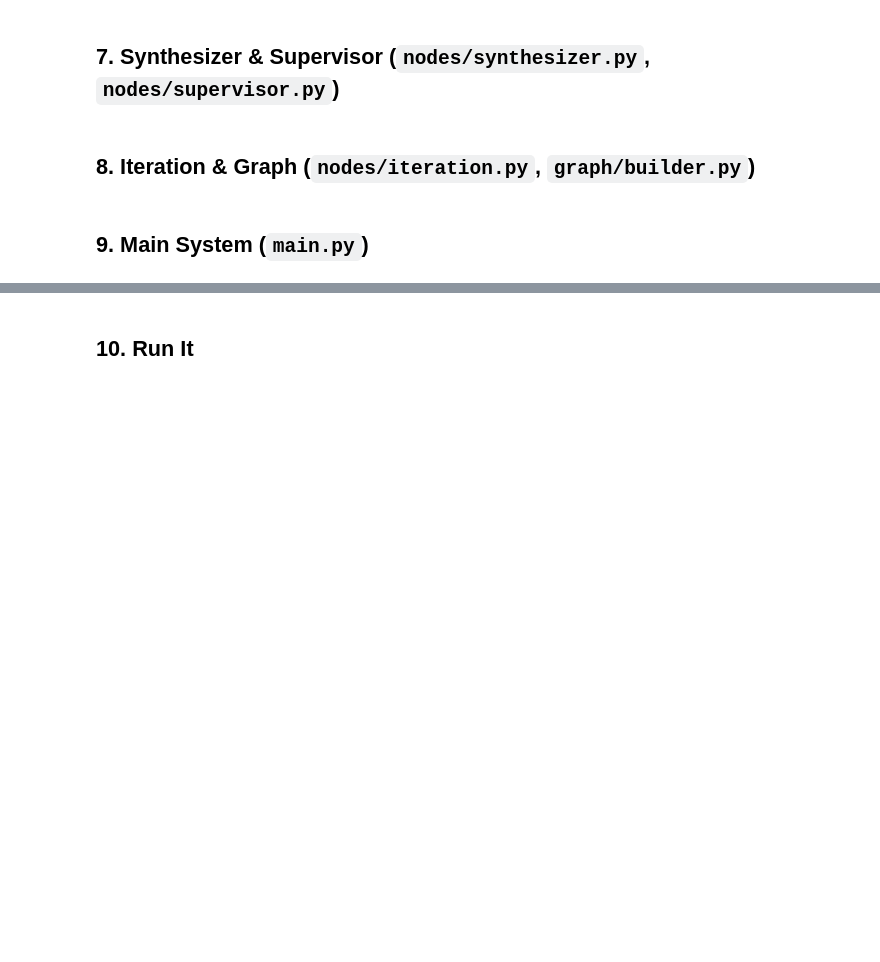
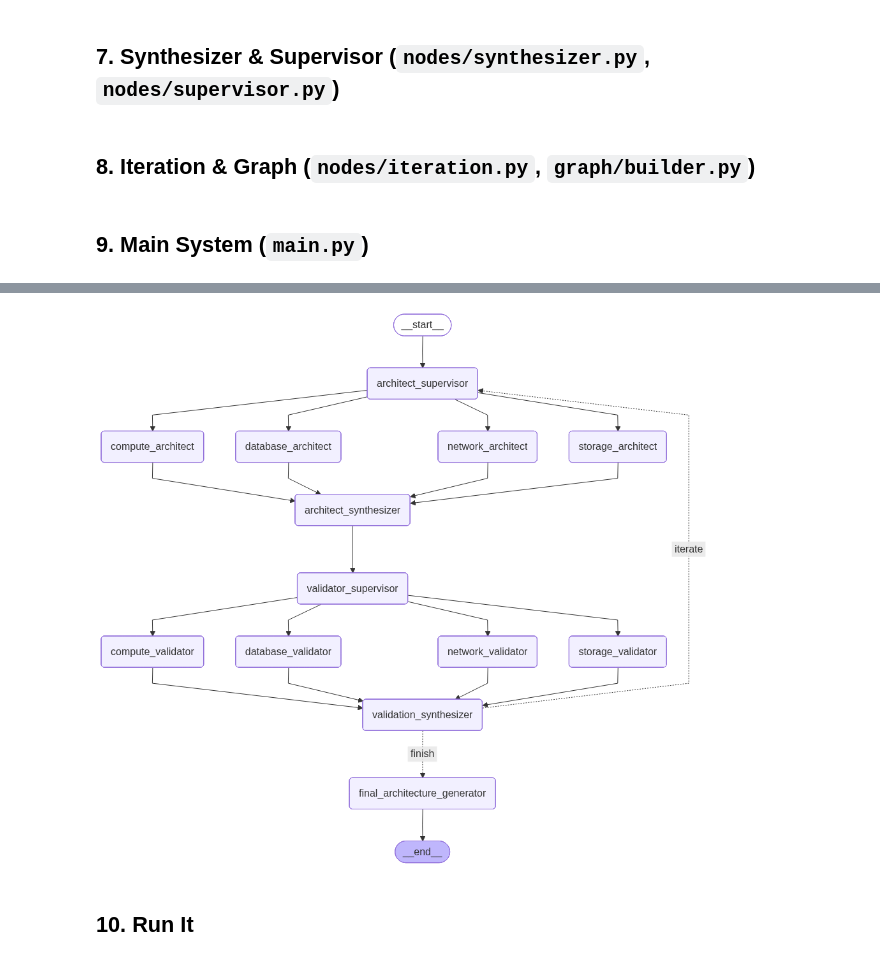
Before and after one commit to Niranjanrgade/ArchBuddy, a Jupyter notebook: Dev/ArchBuddy_Complete.ipynb, the cells around one changed output, grey strips where cells are left out. Saved outputs shown, nothing was run; the diff lists cells and outputs as text; code cells hidden in the pictures; blank space fills up the shorter version.

Commit message:
feat: Add multi-cloud provider support for AWS and Azure with dynamic graph building and dedicated validation synthesis.

```diff
--- a/Dev/ArchBuddy_Complete.ipynb
+++ b/Dev/ArchBuddy_Complete.ipynb
@@ -591,3 +638,8 @@ class ArchitectureGenerationSystem:
+# %%
+graph = builder.compile()
+graph
+# %% [output]
+[figure, added]
 # %% [markdown]
 ## 10. Run It
 # %%
```
Also changed, not shown: parts of 2 cells of this notebook, 14 other files.
